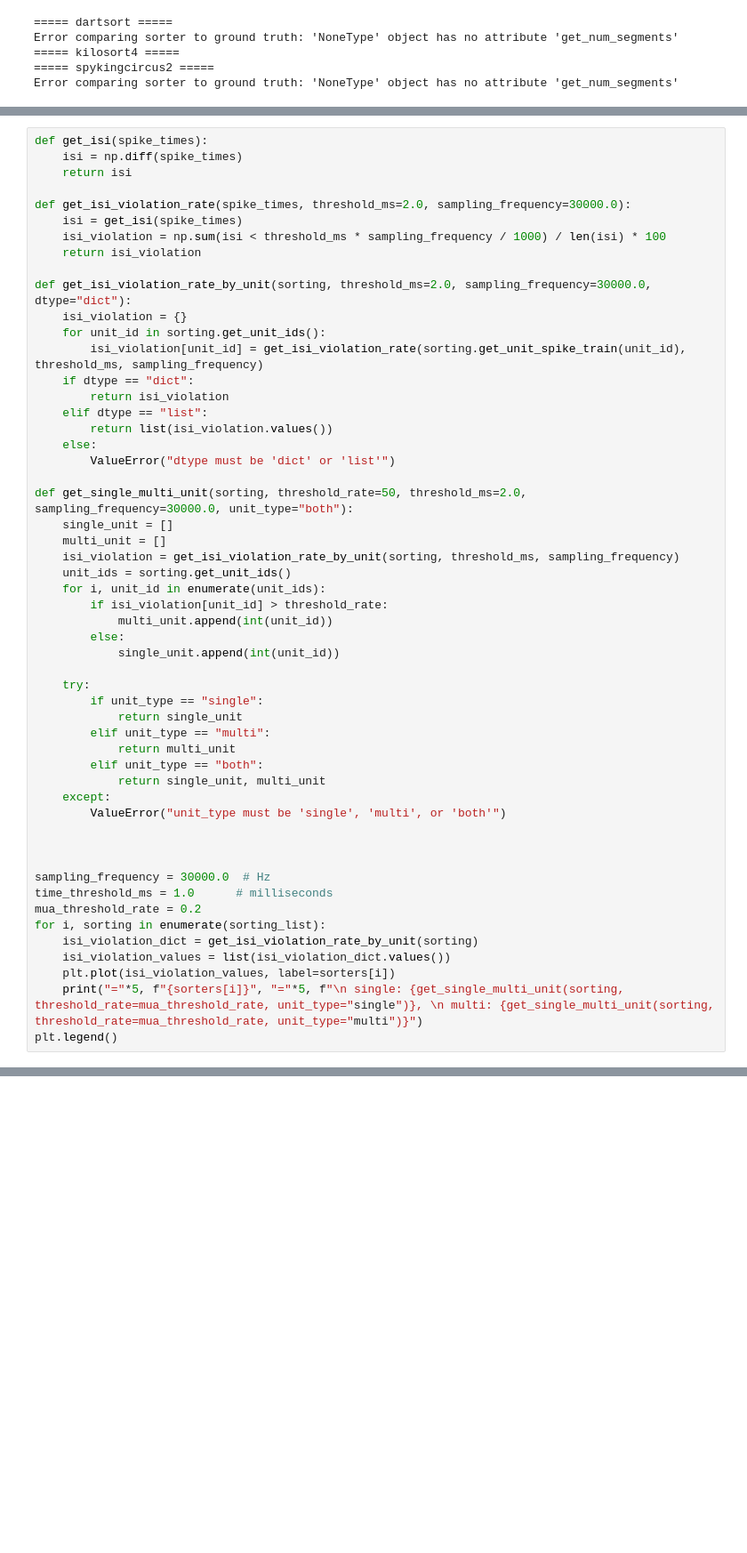
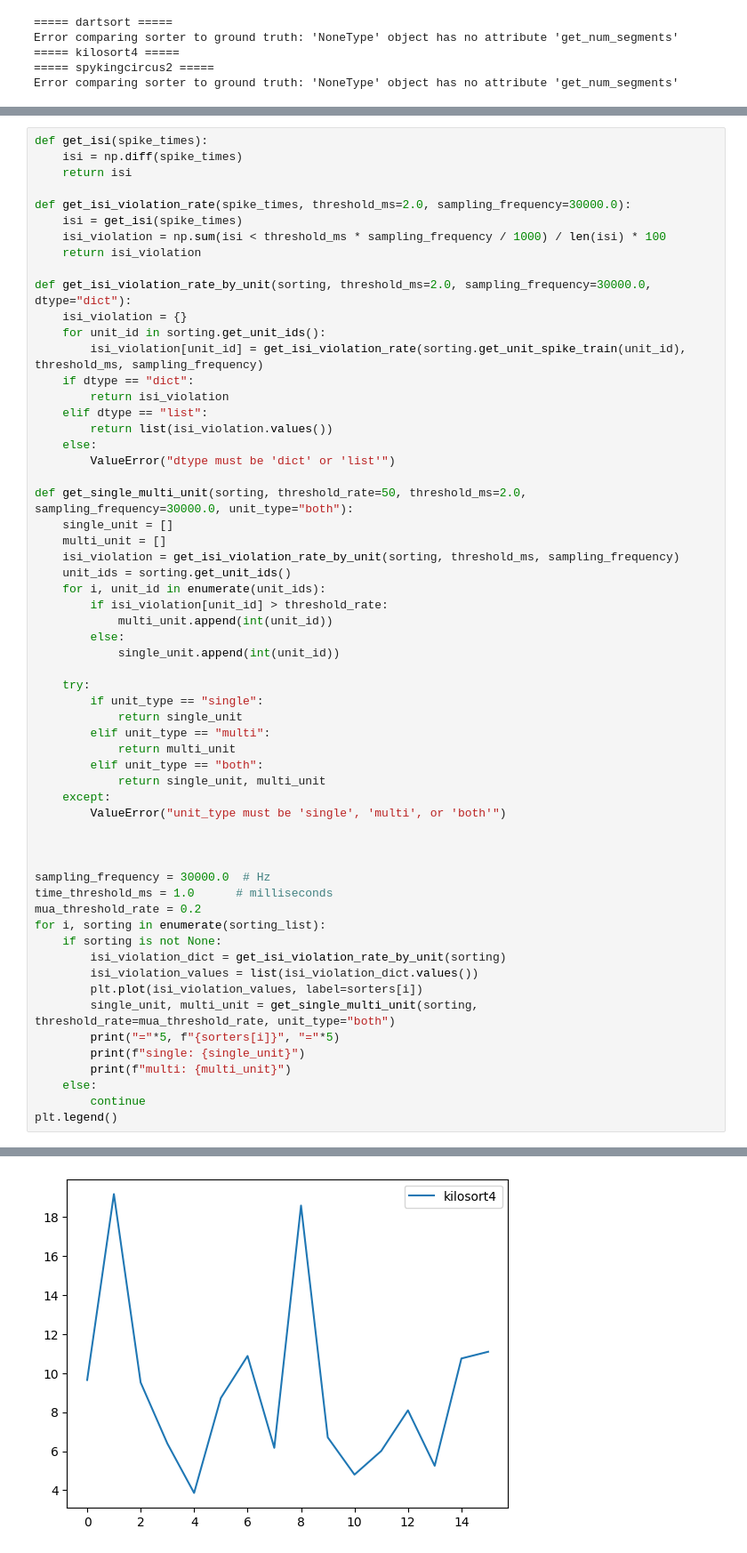
Before and after one commit to void1211/CellActivityRecordingSimulator, a Jupyter notebook: tutrial_carsObj.ipynb, the cells around one changed output, grey strips where cells are left out. Shown at 89% size. Drawn from its saved outputs; the diff is of its cells as text; blank space fills up the shorter version.

```diff
--- a/tutrial_carsObj.ipynb
+++ b/tutrial_carsObj.ipynb
@@ -549,8 +578,15 @@ sampling_frequency = 30000.0  # Hz
 time_threshold_ms = 1.0      # milliseconds
 mua_threshold_rate = 0.2
 for i, sorting in enumerate(sorting_list):
-    isi_violation_dict = get_isi_violation_rate_by_unit(sorting)
-    isi_violation_values = list(isi_violation_dict.values())
-    plt.plot(isi_violation_values, label=sorters[i])
-    print("="*5, f"{sorters[i]}", "="*5, f"\n single: {get_single_multi_unit(sorting, threshold_rate=mua_threshold_rate, unit_type="single")}, \n multi: {get_single_multi_unit(sorting, threshold_rate=mua_threshold_rate, unit_type="multi")}")
+    if sorting is not None:
+        isi_violation_dict = get_isi_violation_rate_by_unit(sorting)
+        isi_violation_values = list(isi_violation_dict.values())
+        plt.plot(isi_violation_values, label=sorters[i])
+        single_unit, multi_unit = get_single_multi_unit(sorting, threshold_rate=mua_threshold_rate, unit_type="both")
+        print("="*5, f"{sorters[i]}", "="*5)
+        print(f"single: {single_unit}")
+        print(f"multi: {multi_unit}")
+    else:
+        continue
 plt.legend()
+# %% [output]
@@ -557,3 +597,4 @@ plt.legend()
+[figure, added]
 # %%
 fig, ax = plt.subplots(1, len(analyzer_list), figsize=(10, 8))
 for index, analyzer in enumerate(analyzer_list):
```
Also changed, not shown: parts of 14 cells of this notebook, 18 other files.
